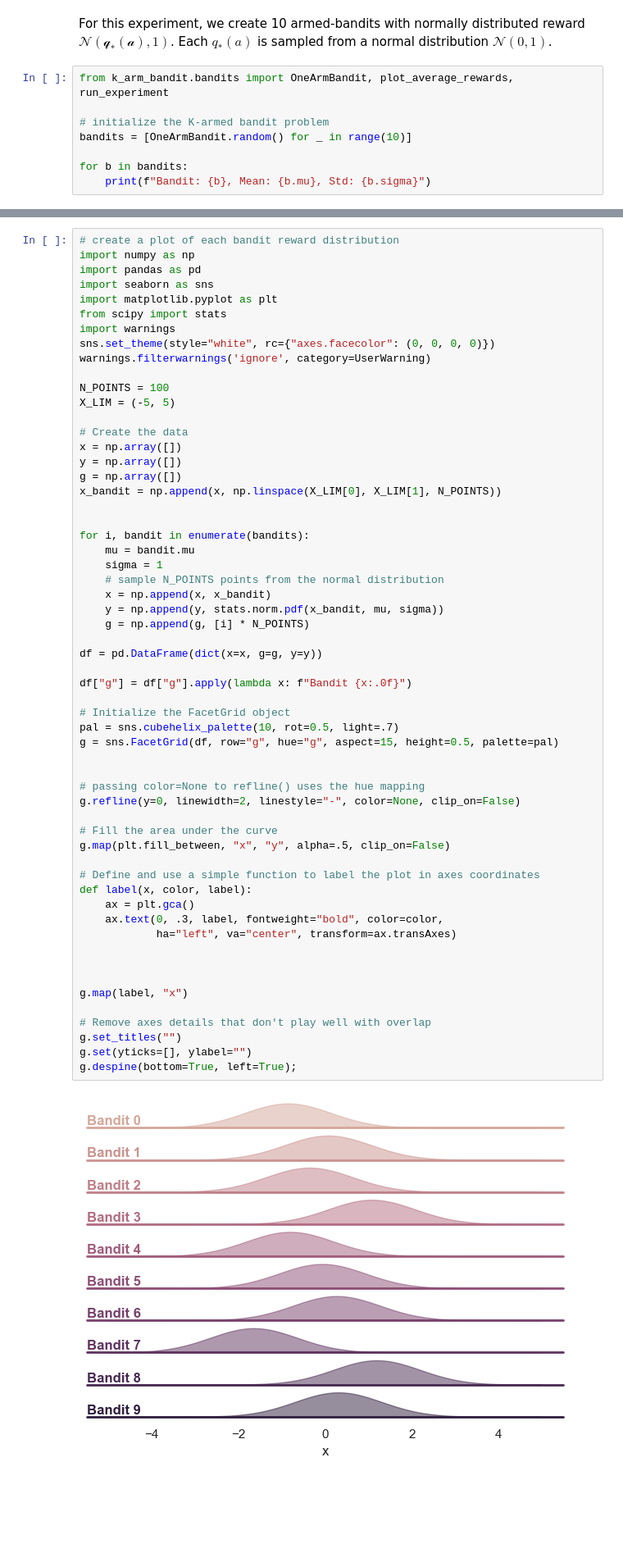
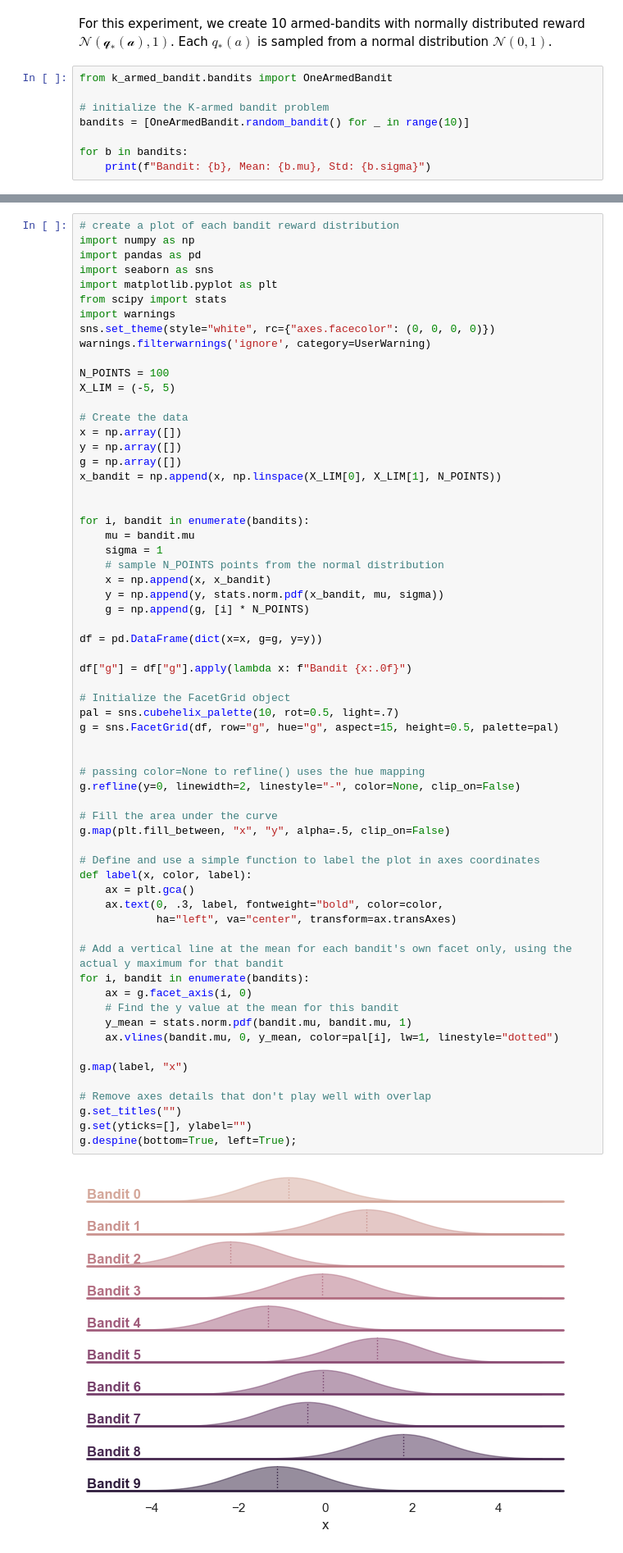
Before and after one commit to tdody/reinforcement_learning, a Jupyter notebook: k_armed_bandit/k_armed_bandit_experiment.ipynb, the cells around one changed output, grey strips where cells are left out. Shown at 82% size. Cells and saved outputs as stored; diff of their text form; blank space fills up the shorter version.

```diff
--- a/k_arm_bandit/k_armed_bandit_experiment.ipynb
+++ b/k_armed_bandit/k_armed_bandit_experiment.ipynb
@@ -3,10 +3,10 @@
 # %% [markdown]
 For this experiment, we create 10 armed-bandits with normally distributed reward $\mathcal{N(q_{*}(a), 1)}$. Each $q_{*}(a)$ is sampled from a normal distribution $\mathcal{N(0, 1)}$.
 # %%
-from k_arm_bandit.bandits import OneArmBandit, plot_average_rewards, run_experiment
+from k_armed_bandit.bandits import OneArmedBandit
 
 # initialize the K-armed bandit problem
-bandits = [OneArmBandit.random() for _ in range(10)]
+bandits = [OneArmedBandit.random_bandit() for _ in range(10)]
 
 for b in bandits:
     print(f"Bandit: {b}, Mean: {b.mu}, Std: {b.sigma}")
@@ -52,35 +52,40 @@ for i, bandit in enumerate(bandits):
 
 df = pd.DataFrame(dict(x=x, g=g, y=y))
 
 df["g"] = df["g"].apply(lambda x: f"Bandit {x:.0f}")
 
 # Initialize the FacetGrid object
 pal = sns.cubehelix_palette(10, rot=0.5, light=.7)
 g = sns.FacetGrid(df, row="g", hue="g", aspect=15, height=0.5, palette=pal)
 
 
 # passing color=None to refline() uses the hue mapping
 g.refline(y=0, linewidth=2, linestyle="-", color=None, clip_on=False)
 
 # Fill the area under the curve
 g.map(plt.fill_between, "x", "y", alpha=.5, clip_on=False)
 
 # Define and use a simple function to label the plot in axes coordinates
 def label(x, color, label):
     ax = plt.gca()
     ax.text(0, .3, label, fontweight="bold", color=color,
             ha="left", va="center", transform=ax.transAxes)
 
-
+# Add a vertical line at the mean for each bandit's own facet only, using the actual y maximum for that bandit
+for i, bandit in enumerate(bandits):
+    ax = g.facet_axis(i, 0)
+    # Find the y value at the mean for this bandit
+    y_mean = stats.norm.pdf(bandit.mu, bandit.mu, 1)
+    ax.vlines(bandit.mu, 0, y_mean, color=pal[i], lw=1, linestyle="dotted")
 
 g.map(label, "x")
 
 # Remove axes details that don't play well with overlap
 g.set_titles("")
 g.set(yticks=[], ylabel="")
 g.despine(bottom=True, left=True);
 # %% [output]
-[figure, old version]
+[figure, new version]
 # %% [markdown]
 The above figure shows the true reward distribution of each arm.
 
```
Also changed, not shown: parts of 1 cell of this notebook, 2 other files.
